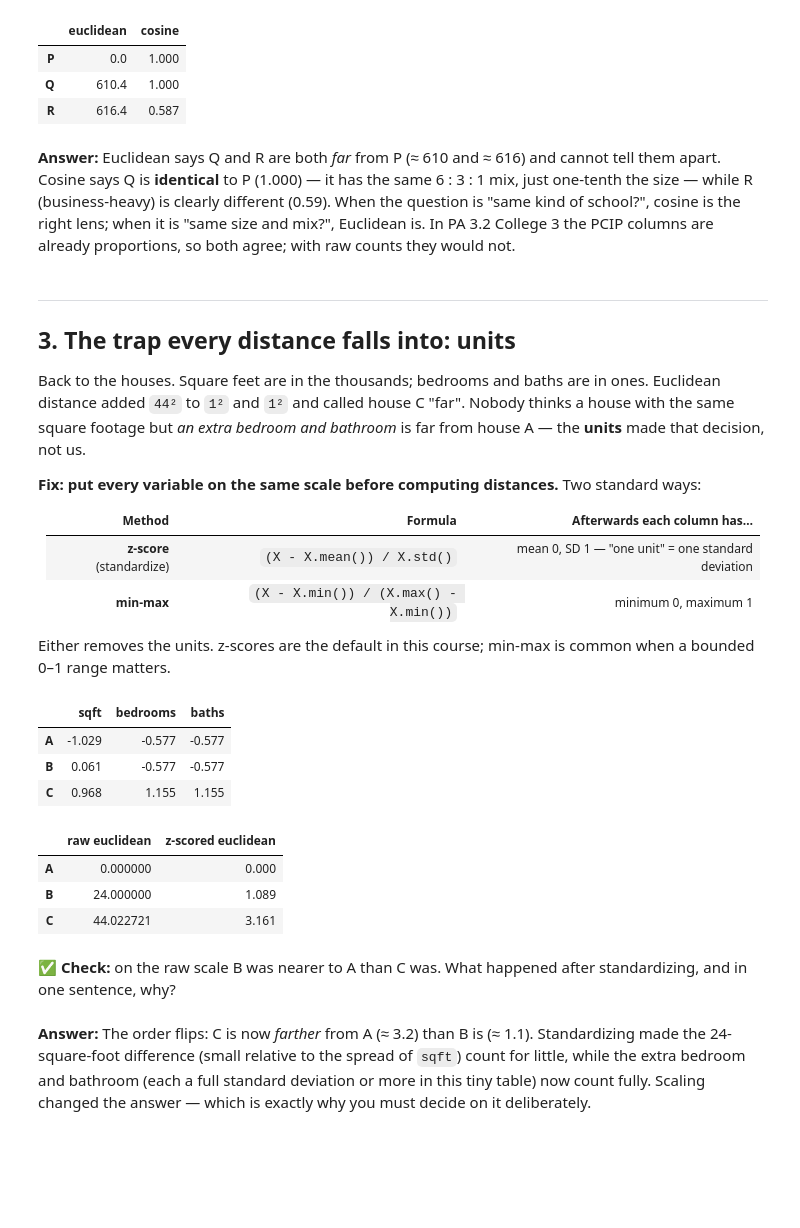
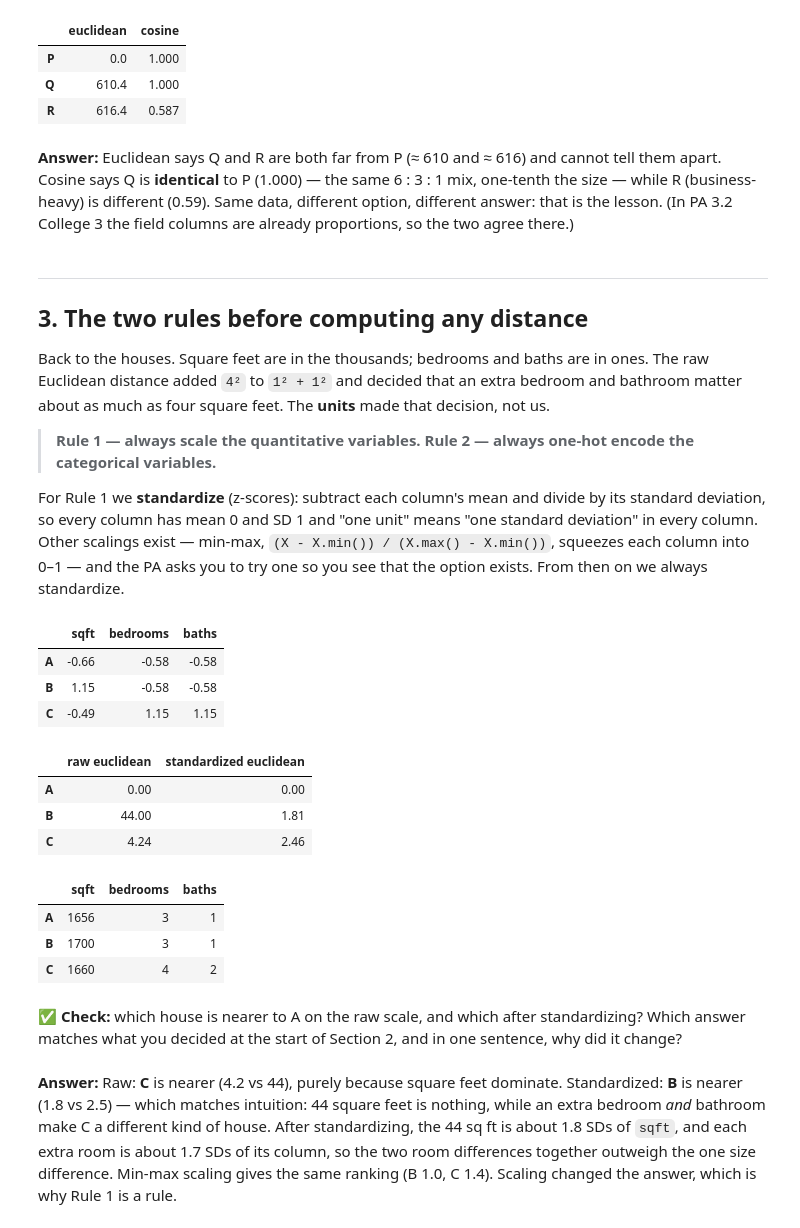
Before and after one commit to gato365/gsb5544_instructor_learn_prep, a Jupyter notebook: assignments/practice_activities/week_3/distances_between_observations/GSB5544_Topic_3_2_Distances_Between_Observations-solution.ipynb, the cells around one changed output. Drawn from its saved outputs; the diff is of its cells as text; code cells hidden in the pictures; blank space fills up the shorter version.

```diff
--- a/assignments/practice_activities/week_3/distances_between_observations/GSB5544_Topic_3_2_Distances_Between_Observations-solution.ipynb
+++ b/assignments/practice_activities/week_3/distances_between_observations/GSB5544_Topic_3_2_Distances_Between_Observations-solution.ipynb
@@ -44,6 +46,6 @@ Three houses, four variables. House **A** is the one we like.
 # %%
 houses = pd.DataFrame({
-    "sqft":     [1656, 1680, 1700],
+    "sqft":     [1656, 1700, 1660],
     "bedrooms": [3,    3,    4],
     "baths":    [1,    1,    2],
     "style":    ["1Story", "2Story", "1Story"],
@@ -147,39 +149,42 @@ pd.DataFrame({"euclidean": euclid_majors.round(1), "cosine": cosine.round(3)})
 | Q | 610.4 | 1.000 |
 | R | 616.4 | 0.587 |
 # %% [markdown]
-**Answer:** Euclidean says Q and R are both *far* from P (≈ 610 and ≈ 616) and cannot tell them apart. Cosine says Q is **identical** to P (1.000) — it has the same 6 : 3 : 1 mix, just one-tenth the size — while R (business-heavy) is clearly different (0.59). When the question is "same kind of school?", cosine is the right lens; when it is "same size and mix?", Euclidean is. In PA 3.2 College 3 the PCIP columns are already proportions, so both agree; with raw counts they would not.
+**Answer:** Euclidean says Q and R are both far from P (≈ 610 and ≈ 616) and cannot tell them apart. Cosine says Q is **identical** to P (1.000) — the same 6 : 3 : 1 mix, one-tenth the size — while R (business-heavy) is different (0.59). Same data, different option, different answer: that is the lesson. (In PA 3.2 College 3 the field columns are already proportions, so the two agree there.)
 # %% [markdown]
 ---
-## 3. The trap every distance falls into: units
+## 3. The two rules before computing any distance
 
-Back to the houses. Square feet are in the thousands; bedrooms and baths are in ones. Euclidean distance added `44²` to `1²` and `1²` and called house C "far". Nobody thinks a house with the same square footage but *an extra bedroom and bathroom* is far from house A — the **units** made that decision, not us.
+Back to the houses. Square feet are in the thousands; bedrooms and baths are in ones. The raw Euclidean distance added `4²` to `1² + 1²` and decided that an extra bedroom and bathroom matter about as much as four square feet. The **units** made that decision, not us.
 
-**Fix: put every variable on the same scale before computing distances.** Two standard ways:
+> **Rule 1 — always scale the quantitative variables.**
+> **Rule 2 — always one-hot encode the categorical variables.**
 
-| Method | Formula | Afterwards each column has… |
-|---|---|---|
-| **z-score** (standardize) | `(X - X.mean()) / X.std()` | mean 0, SD 1 — "one unit" = one standard deviation |
-| **min-max** | `(X - X.min()) / (X.max() - X.min())` | minimum 0, maximum 1 |
-
-Either removes the units. z-scores are the default in this course; min-max is common when a bounded 0–1 range matters.
+For Rule 1 we **standardize** (z-scores): subtract each column's mean and divide by its standard deviation, so every column has mean 0 and SD 1 and "one unit" means "one standard deviation" in every column. Other scalings exist — min-max, `(X - X.min()) / (X.max() - X.min())`, squeezes each column into 0–1 — and the PA asks you to try one so you see that the option exists. From then on we always standardize.
 # %%
 X_z = (X - X.mean()) / X.std()
-X_z.round(3)
+X_z.round(2)
 # %% [output]
 |  | sqft | bedrooms | baths |
-| A | -1.029 | -0.577 | -0.577 |
-| B | 0.061 | -0.577 | -0.577 |
-| C | 0.968 | 1.155 | 1.155 |
+| A | -0.66 | -0.58 | -0.58 |
+| B | 1.15 | -0.58 | -0.58 |
+| C | -0.49 | 1.15 | 1.15 |
 # %%
 euclid_z = np.sqrt(((X_z - X_z.loc["A"]) ** 2).sum(axis=1))
-pd.DataFrame({"raw euclidean": euclid, "z-scored euclidean": euclid_z.round(3)})
+pd.DataFrame({"raw euclidean": euclid.round(2), "standardized euclidean": euclid_z.round(2)})
 # %% [output]
-|  | raw euclidean | z-scored euclidean |
-| A | 0.000000 | 0.000 |
-| B | 24.000000 | 1.089 |
-| C | 44.022721 | 3.161 |
+|  | raw euclidean | standardized euclidean |
+| A | 0.00 | 0.00 |
+| B | 44.00 | 1.81 |
+| C | 4.24 | 2.46 |
+# %%
+X
+# %% [output]
+|  | sqft | bedrooms | baths |
+| A | 1656 | 3 | 1 |
+| B | 1700 | 3 | 1 |
+| C | 1660 | 4 | 2 |
 # %% [markdown]
-✅ **Check:** on the raw scale B was nearer to A than C was. What happened after standardizing, and in one sentence, why?
+✅ **Check:** which house is nearer to A on the raw scale, and which after standardizing? Which answer matches what you decided at the start of Section 2, and in one sentence, why did it change?
 # %% [markdown]
-**Answer:** The order flips: C is now *farther* from A (≈ 3.2) than B is (≈ 1.1). Standardizing made the 24-square-foot difference (small relative to the spread of `sqft`) count for little, while the extra bedroom and bathroom (each a full standard deviation or more in this tiny table) now count fully. Scaling changed the answer — which is exactly why you must decide on it deliberately.
+**Answer:** Raw: **C** is nearer (4.2 vs 44), purely because square feet dominate. Standardized: **B** is nearer (1.8 vs 2.5) — which matches intuition: 44 square feet is nothing, while an extra bedroom *and* bathroom make C a different kind of house. After standardizing, the 44 sq ft is about 1.8 SDs of `sqft`, and each extra room is about 1.7 SDs of its column, so the two room differences together outweigh the one size difference. Min-max scaling gives the same ranking (B 1.0, C 1.4). Scaling changed the answer, which is why Rule 1 is a rule.
 # %% [markdown]
```
Also changed, not shown: parts of 36 cells of this notebook, 2 other files.
